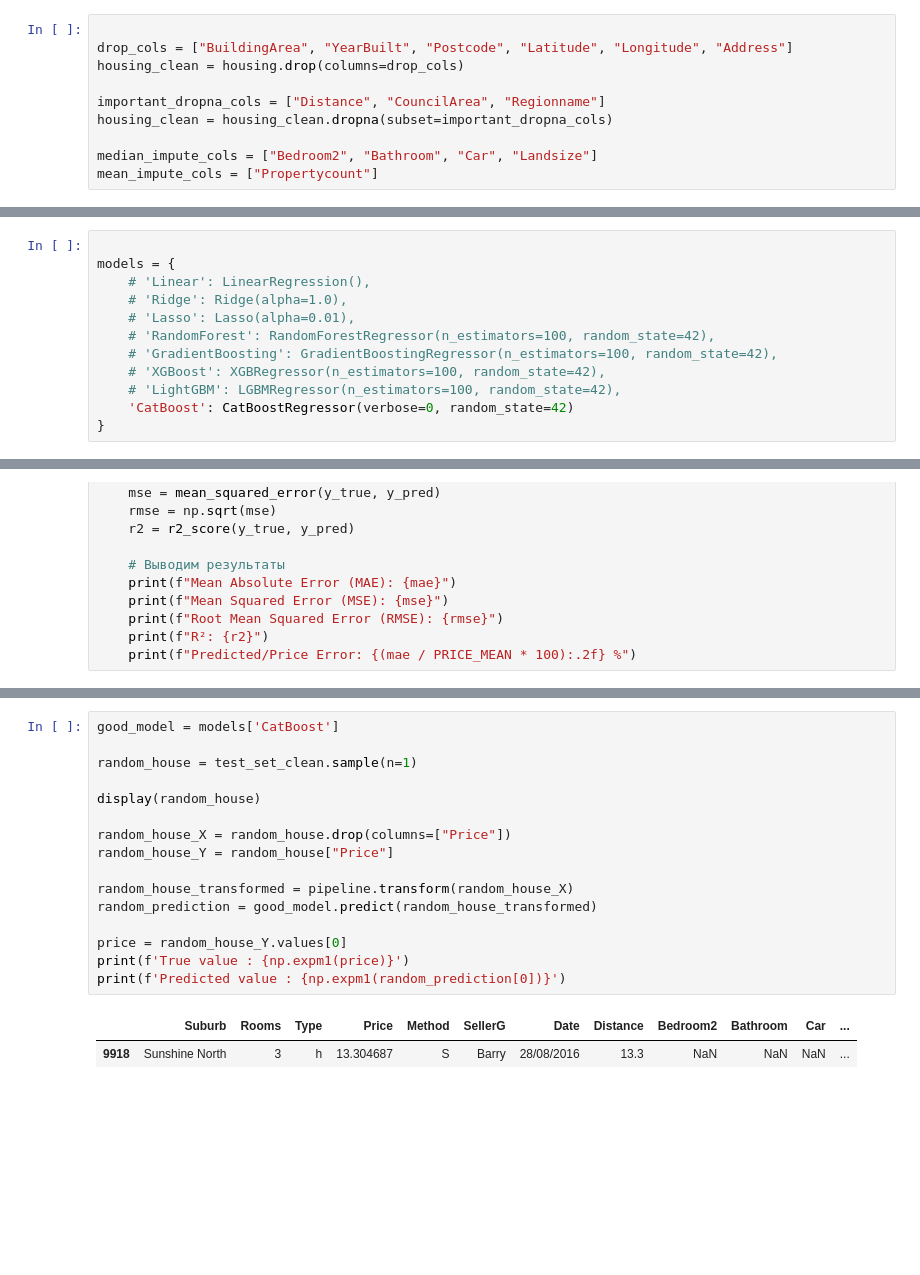
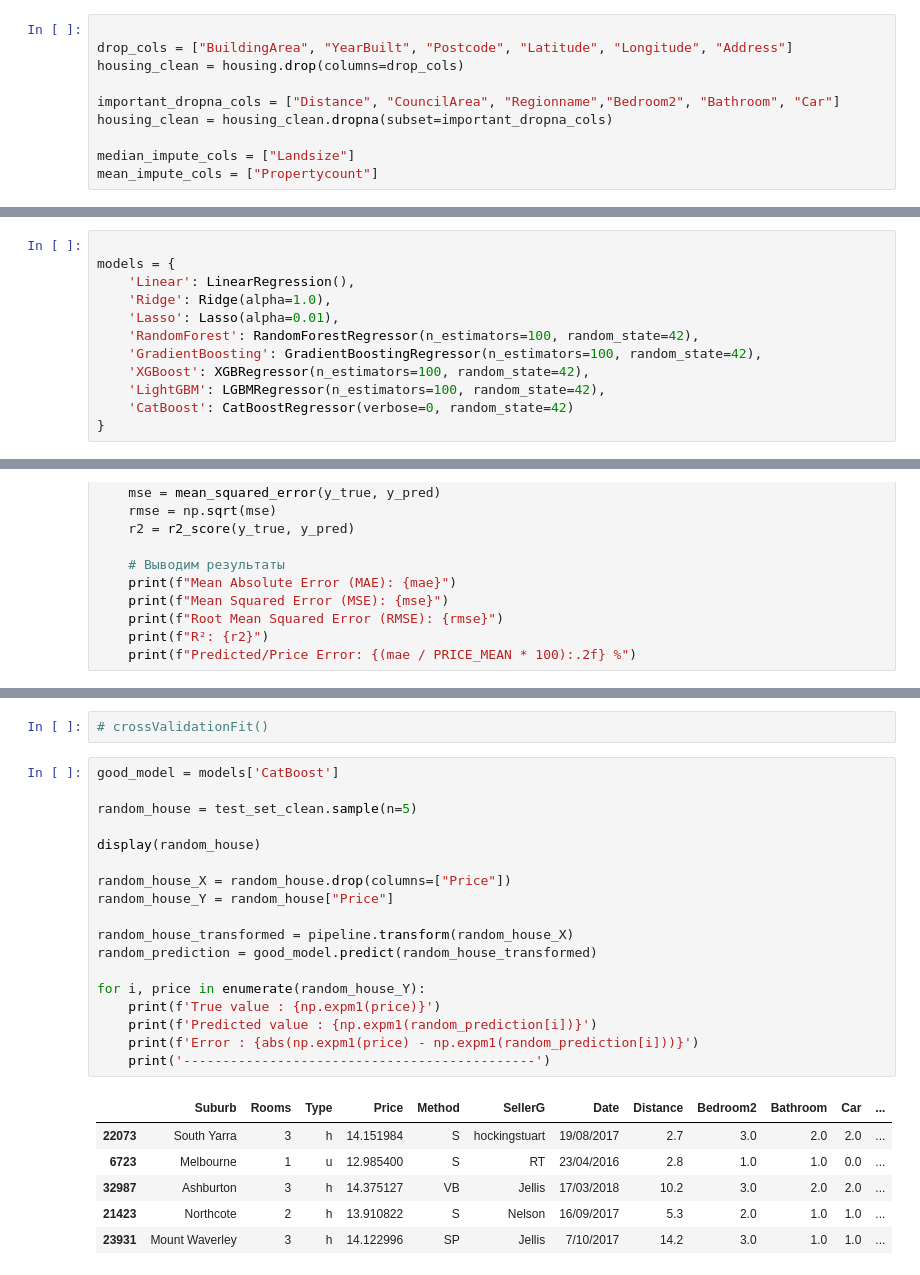
Before and after one commit to gerageragera39/ML_Melbourne, a Jupyter notebook: Housing_FULL.ipynb, the cells around one changed output, grey strips where cells are left out. Saved outputs shown, nothing was run; the diff lists cells and outputs as text; blank space fills up the shorter version.

Commit message:
Predict Error: 15.29 %

```diff
--- a/Housing_FULL.ipynb
+++ b/Housing_FULL.ipynb
@@ -187,10 +187,10 @@ memory usage: 3.7+ MB
 drop_cols = ["BuildingArea", "YearBuilt", "Postcode", "Latitude", "Longitude", "Address"]
 housing_clean = housing.drop(columns=drop_cols)
 
-important_dropna_cols = ["Distance", "CouncilArea", "Regionname"]
+important_dropna_cols = ["Distance", "CouncilArea", "Regionname","Bedroom2", "Bathroom", "Car"]
 housing_clean = housing_clean.dropna(subset=important_dropna_cols)
 
-median_impute_cols = ["Bedroom2", "Bathroom", "Car", "Landsize"]
+median_impute_cols = ["Landsize"]
 mean_impute_cols = ["Propertycount"]
 # %%
 
@@ -262,13 +262,13 @@ from lightgbm import LGBMRegressor
 # %%
 
 models = {
-    # 'Linear': LinearRegression(),
-    # 'Ridge': Ridge(alpha=1.0),
-    # 'Lasso': Lasso(alpha=0.01),
-    # 'RandomForest': RandomForestRegressor(n_estimators=100, random_state=42),
-    # 'GradientBoosting': GradientBoostingRegressor(n_estimators=100, random_state=42),
-    # 'XGBoost': XGBRegressor(n_estimators=100, random_state=42),
-    # 'LightGBM': LGBMRegressor(n_estimators=100, random_state=42),
+    'Linear': LinearRegression(),
+    'Ridge': Ridge(alpha=1.0),
+    'Lasso': Lasso(alpha=0.01),
+    'RandomForest': RandomForestRegressor(n_estimators=100, random_state=42),
+    'GradientBoosting': GradientBoostingRegressor(n_estimators=100, random_state=42),
+    'XGBoost': XGBRegressor(n_estimators=100, random_state=42),
+    'LightGBM': LGBMRegressor(n_estimators=100, random_state=42),
     'CatBoost': CatBoostRegressor(verbose=0, random_state=42)
 }
 # %%
@@ -347,19 +350,27 @@ Average MAE: -173799.0088 (+/- 4903.7678)
+# %%
+# crossValidationFit()
 # %%
 good_model = models['CatBoost']
 
-random_house = test_set_clean.sample(n=1)
+random_house = test_set_clean.sample(n=5)
 
 display(random_house)
 
 random_house_X = random_house.drop(columns=["Price"])
 random_house_Y = random_house["Price"]
 
 random_house_transformed = pipeline.transform(random_house_X)
 random_prediction = good_model.predict(random_house_transformed)
 
-price = random_house_Y.values[0]
-print(f'True value : {np.expm1(price)}')
-print(f'Predicted value : {np.expm1(random_prediction[0])}')
+for i, price in enumerate(random_house_Y):
+    print(f'True value : {np.expm1(price)}')
+    print(f'Predicted value : {np.expm1(random_prediction[i])}')
+    print(f'Error : {abs(np.expm1(price) - np.expm1(random_prediction[i]))}')
+    print('---------------------------------------------')
 # %% [output]
 |  | Suburb | Rooms | Type | Price | Method | SellerG | Date | Distance | Bedroom2 | Bathroom | Car | ... |
-| 9918 | Sunshine North | 3 | h | 13.304687 | S | Barry | 28/08/2016 | 13.3 | NaN | NaN | NaN | ... |
+| 22073 | South Yarra | 3 | h | 14.151984 | S | hockingstuart | 19/08/2017 | 2.7 | 3.0 | 2.0 | 2.0 | ... |
+| 6723 | Melbourne | 1 | u | 12.985400 | S | RT | 23/04/2016 | 2.8 | 1.0 | 1.0 | 0.0 | ... |
+| 32987 | Ashburton | 3 | h | 14.375127 | VB | Jellis | 17/03/2018 | 10.2 | 3.0 | 2.0 | 2.0 | ... |
+| 21423 | Northcote | 2 | h | 13.910822 | S | Nelson | 16/09/2017 | 5.3 | 2.0 | 1.0 | 1.0 | ... |
+| 23931 | Mount Waverley | 3 | h | 14.122996 | SP | Jellis | 7/10/2017 | 14.2 | 3.0 | 1.0 | 1.0 | ... |
```
Also changed, not shown: parts of 10 cells of this notebook.
